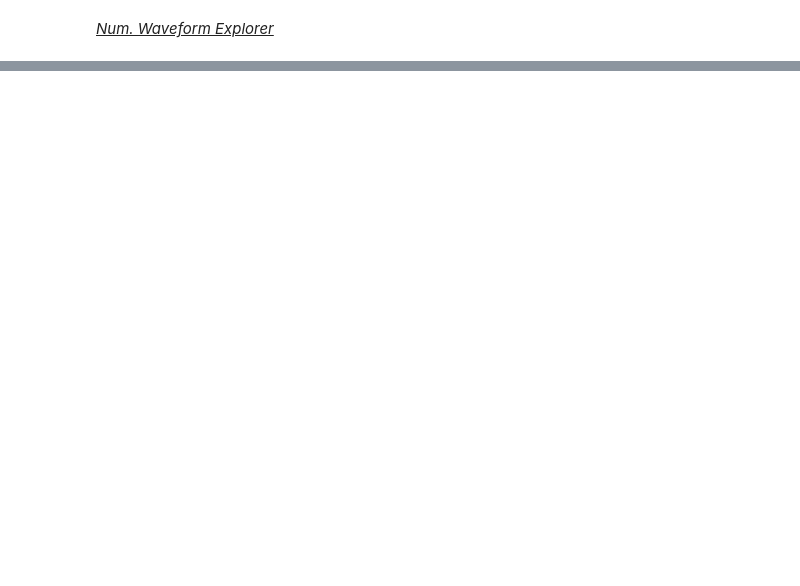
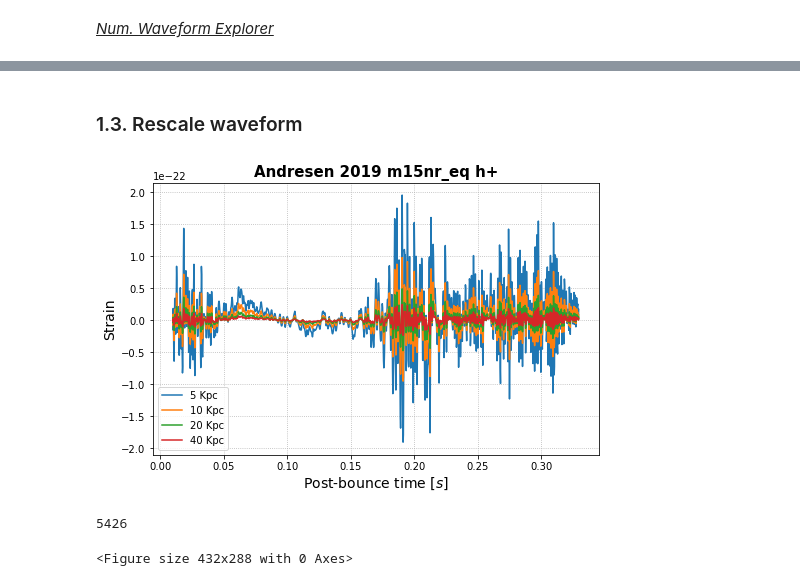
Before and after one commit to ManuelDMorales/CCSNeHFGW_ResNetClass, a Jupyter notebook: Codes/WaveformNum_Explorer.ipynb, the cells around one changed output, grey strips where cells are left out. Drawn from its saved outputs; the diff is of its cells as text; code cells hidden in the pictures; blank space fills up the shorter version.

Commit message:
Open waveforms implemented

```diff
--- a/Codes/WaveformNum_Explorer.ipynb
+++ b/Codes/WaveformNum_Explorer.ipynb
@@ -1281,0 +101,9 @@ Slope: 2806.3268849520664
+# %%
+# ------> Create numpy arrays
+
+waveform = wf_model.to_numpy()
+wf_model = np.transpose(waveform)
+
+# ------> Resampling to fs = fs_after
+
+t, s_hp = resample_gw(wf_model[0], wf_model[1], fs_after)
@@ -1281,0 +130,36 @@ Slope: 2806.3268849520664
+# %% [markdown]
+### 1.3. Rescale waveform
+# %%
+# ------> Convert strains to adimensional at 10 Kpc
+
+s_hp = s_hp * D10kpc
+# %%
+# ------> Set some distances to check strain plots
+
+s_hp_5  = rescale_gw(s_hp, 5)
+s_hp_20 = rescale_gw(s_hp, 20)
+s_hp_40 = rescale_gw(s_hp, 40)
+# %%
+# ------> Check plot
+
+plt.figure(1, figsize=(8,5))
+
+plt.title(model_name, fontsize=15, fontweight="bold")
+
+plt.plot(t, s_hp_5, label="5 Kpc")
+plt.plot(t, s_hp, label="10 Kpc")
+plt.plot(t, s_hp_20, label="20 Kpc")
+plt.plot(t, s_hp_40, label="40 Kpc")
+plt.legend()
+
+plt.xlabel('Post-bounce time [$s$]', fontsize=14)
+plt.ylabel('Strain', fontsize=14)
+plt.grid(which='both', linestyle=':')
+
+plt.show()
+plt.figure(1).clear()
+gc.collect()
+# %% [output]
+[figure, added]
+5426
+<Figure size 432x288 with 0 Axes>
```
Also changed, not shown: parts of 124 cells of this notebook.
